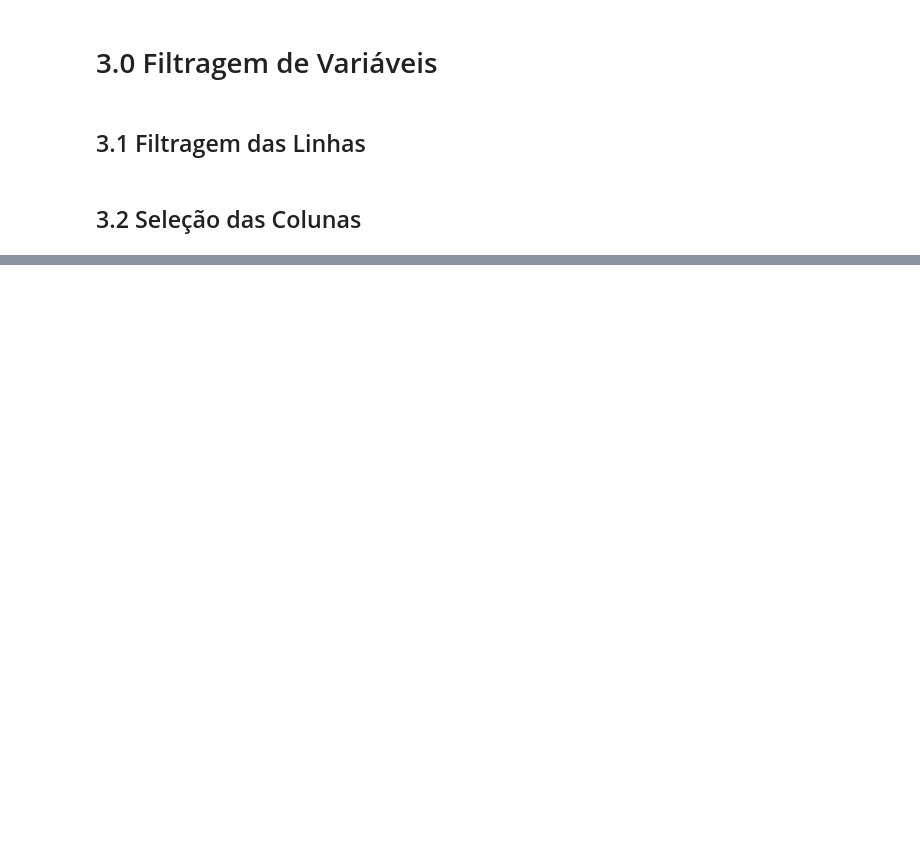
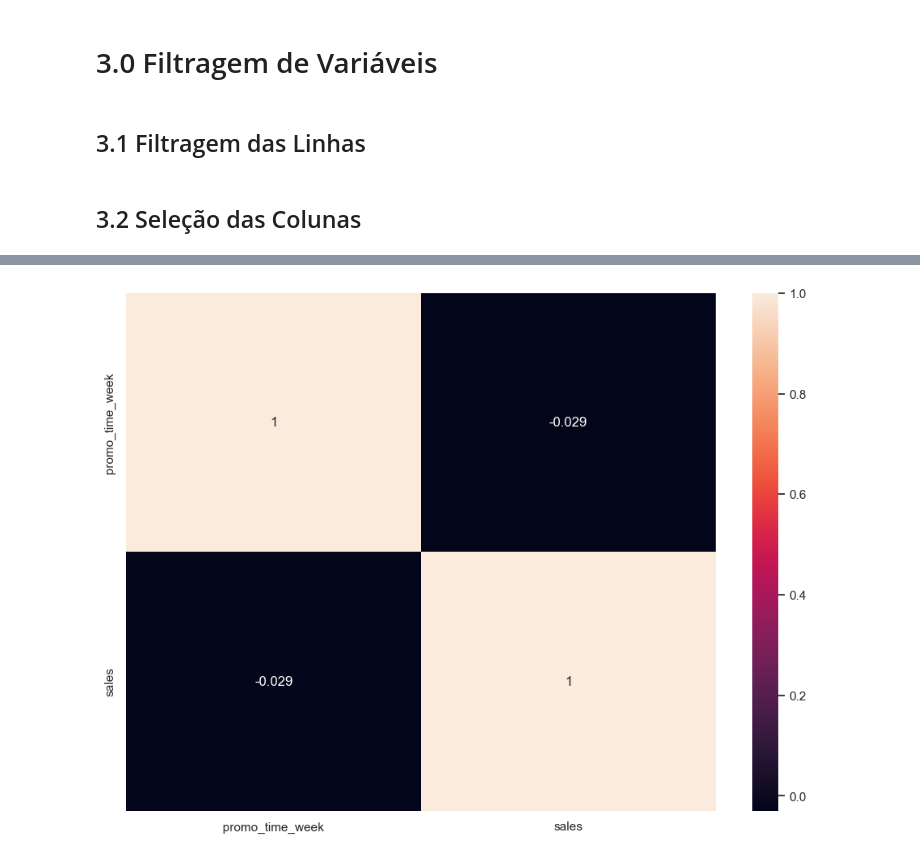
Before and after one commit to andersonrenatobonif/store_sales_predicition, a Jupyter notebook: v01_store_sales_prediction.ipynb, the cells around one changed output, grey strips where cells are left out. Drawn from its saved outputs; the diff is of its cells as text; code cells hidden in the pictures; blank space fills up the shorter version.

```diff
--- a/v01_store_sales_prediction.ipynb
+++ b/v01_store_sales_prediction.ipynb
@@ -346,0 +404,4 @@ df3 = df3.drop(cols_drop, axis=1)
+# %%
+sns.heatmap(h4[['promo_time_week', 'sales']].corr(method='pearson'), annot=True);
+# %% [output]
+[figure, added]
```
Also changed, not shown: parts of 55 cells of this notebook.
